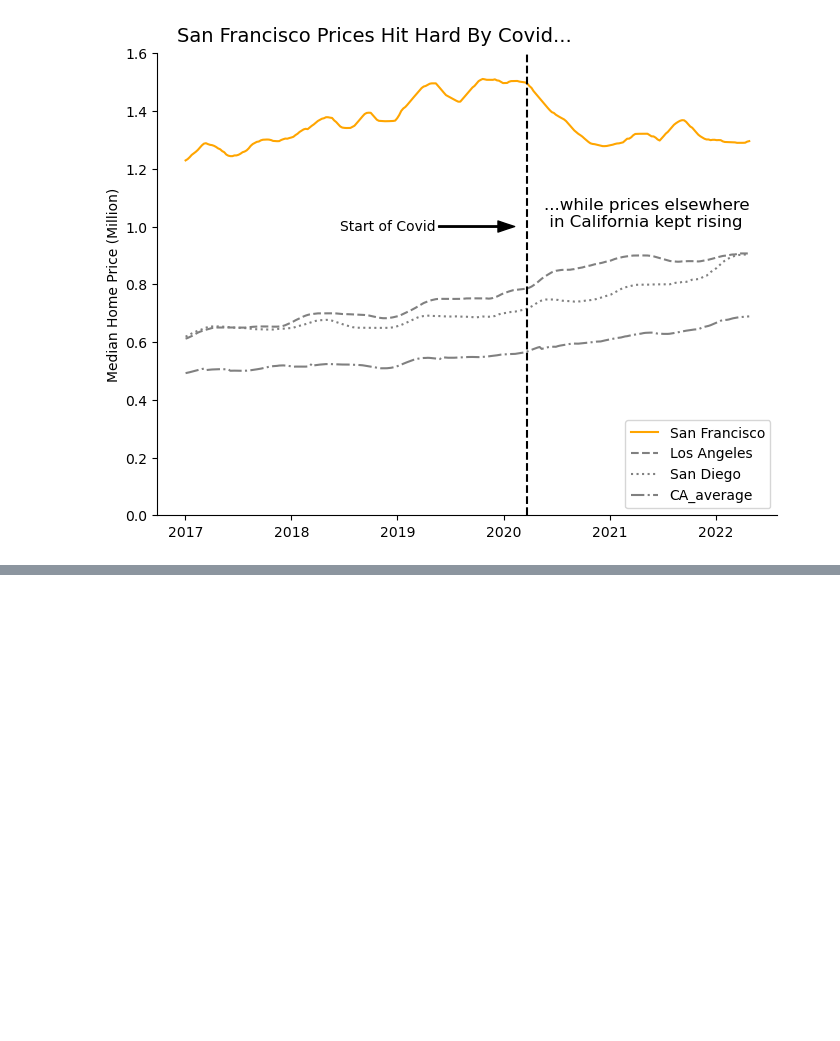
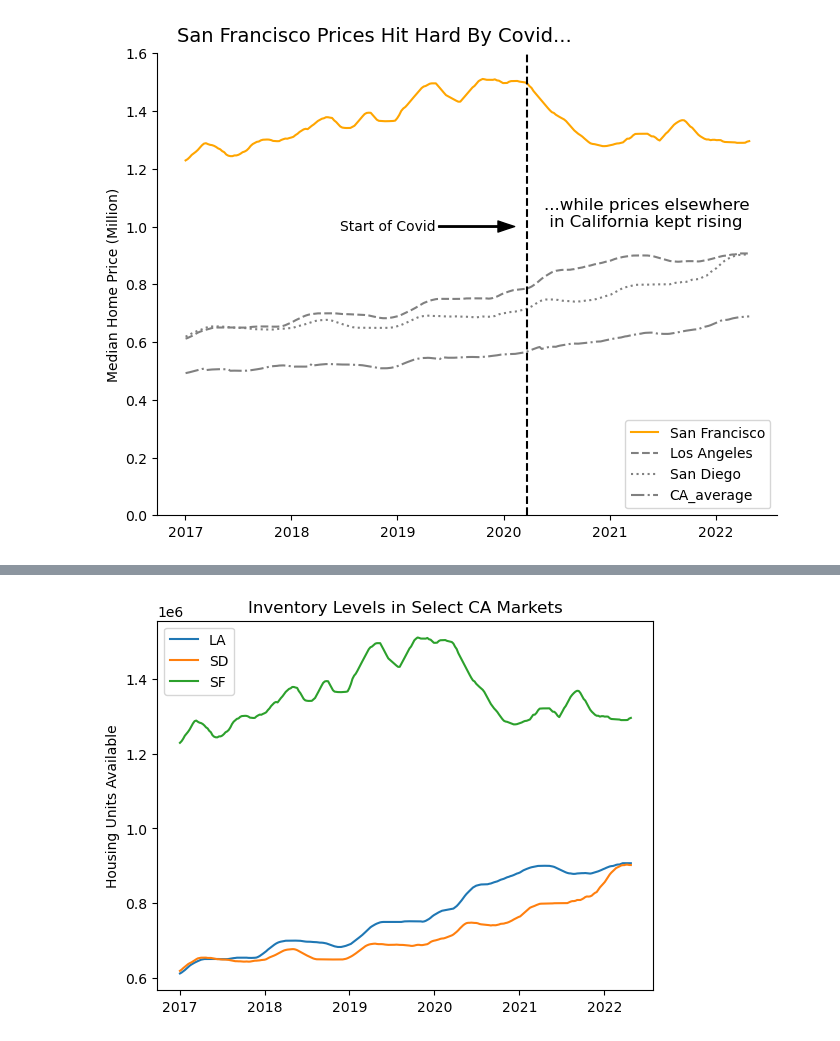
Before and after one commit to scarypillowz/data_visualization, a Jupyter notebook: matplotlib fundamentals.ipynb, the cells around one changed output, grey strips where cells are left out. Cells and saved outputs as stored; diff of their text form; code cells hidden in the pictures; blank space fills up the shorter version.

```diff
--- a/matplotlib fundamentals.ipynb
+++ b/matplotlib fundamentals.ipynb
@@ -540,0 +548,15 @@ ax.text(
+# %%
+inventory = ca_housing_markets[['Los Angeles', 'San Diego', 'San Francisco']]
+
+fig, ax = plt.subplots()
+
+ax.plot(inventory.index, inventory['Los Angeles'])
+ax.plot(inventory.index, inventory['San Diego'])
+ax.plot(inventory.index, inventory['San Francisco'])
+
+ax.set_title('Inventory Levels in Select CA Markets')
+ax.set_ylabel('Housing Units Available')
+
+ax.legend(['LA', 'SD', 'SF']);
+# %% [output]
+[figure, added]
```
Also changed, not shown: parts of 8 cells of this notebook, 1 other file.
